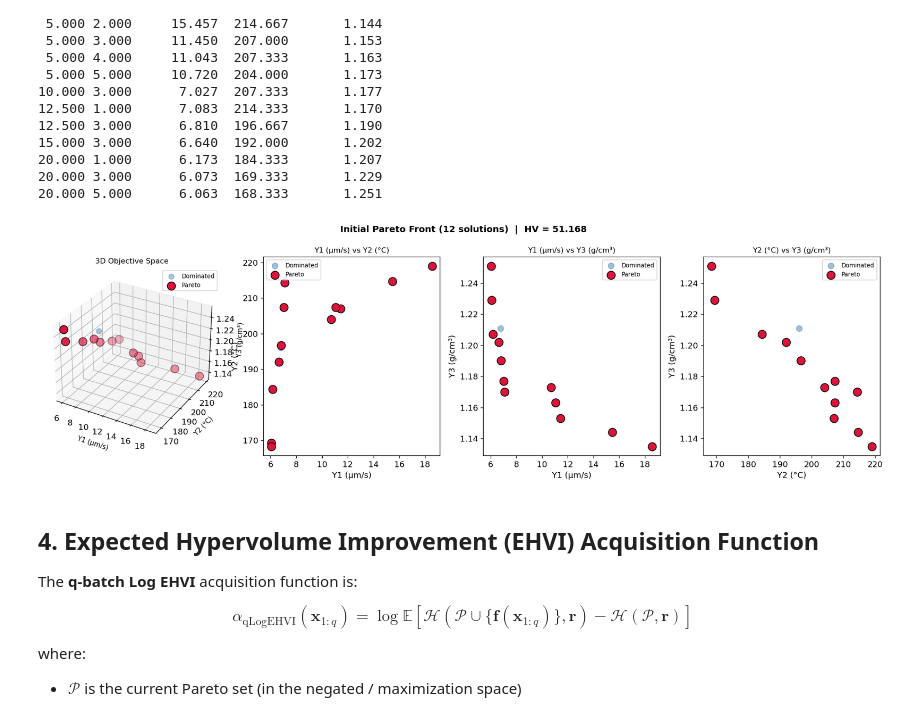
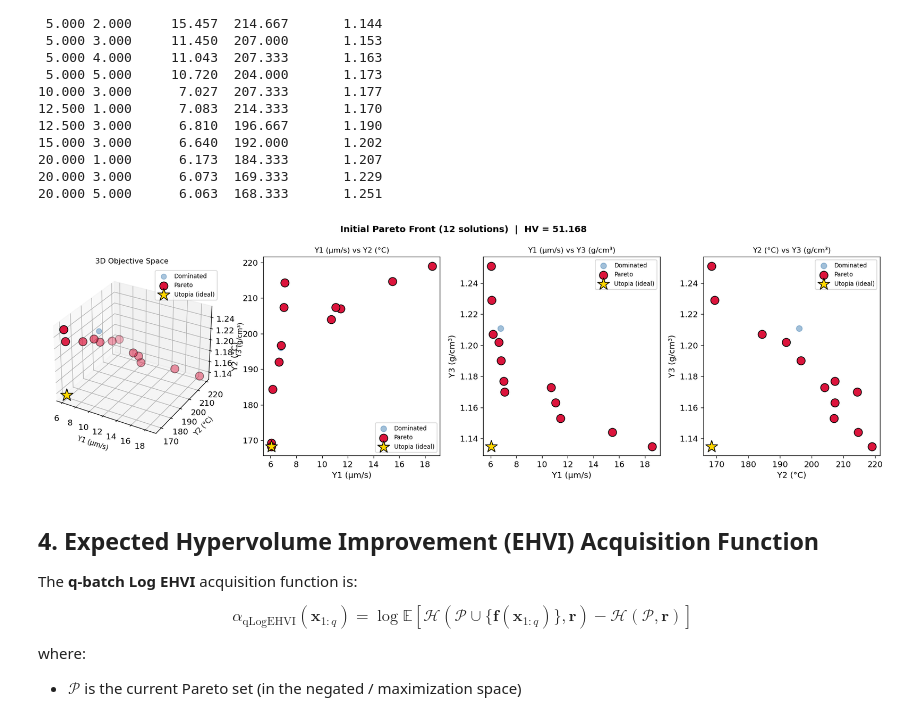
Before and after one commit to Chris1504-fdz/ablation_zone_study, a Jupyter notebook: notebooks/mobo_analysis_v3.ipynb, the cells around one changed output. Drawn from its saved outputs; the diff is of its cells as text; code cells hidden in the pictures.

```diff
--- a/notebooks/mobo_analysis_v3.ipynb
+++ b/notebooks/mobo_analysis_v3.ipynb
@@ -306,34 +343,39 @@ Pareto-optimal conditions (original scale):
 # %%
 # 3D and 2D pairwise Pareto plots
 fig = plt.figure(figsize=(16, 5))
 
 # ── 3D scatter ───────────────────────────────────────────────────────────────
 ax3d = fig.add_subplot(141, projection='3d')
 non_pareto = ~pareto_mask_init.numpy()
+utopia = Y_np.min(axis=0)   # ideal point: best attained value per objective
 ax3d.scatter(Y_np[non_pareto, 0], Y_np[non_pareto, 1], Y_np[non_pareto, 2],
              c='steelblue', alpha=0.45, s=50, label='Dominated')
 ax3d.scatter(Y_pareto_orig[:, 0], Y_pareto_orig[:, 1], Y_pareto_orig[:, 2],
              c='crimson', s=120, edgecolors='k', label='Pareto', zorder=5)
+ax3d.scatter(utopia[0], utopia[1], utopia[2], c='gold', marker='*', s=300,
+             edgecolors='k', label='Utopia (ideal)', zorder=6)
 ax3d.set_xlabel('Y1 (µm/s)', fontsize=9); ax3d.set_ylabel('Y2 (°C)', fontsize=9)
 ax3d.set_zlabel('Y3 (g/cm³)', fontsize=9)
 ax3d.set_title('3D Objective Space', fontsize=10)
 ax3d.legend(fontsize=8)
 
 # ── 2D pairwise ──────────────────────────────────────────────────────────────
 pairs = [(0,1,'Y1 (µm/s)','Y2 (°C)'), (0,2,'Y1 (µm/s)','Y3 (g/cm³)'), (1,2,'Y2 (°C)','Y3 (g/cm³)')]
 for ax_idx, (i, j, xi, xj) in enumerate(pairs):
     ax = fig.add_subplot(1, 4, ax_idx + 2)
     ax.scatter(Y_np[non_pareto, i], Y_np[non_pareto, j], c='steelblue', alpha=0.5, s=60, label='Dominated')
     ax.scatter(Y_pareto_orig[:, i], Y_pareto_orig[:, j], c='crimson', s=120, edgecolors='k', label='Pareto', zorder=5)
+    ax.scatter(utopia[i], utopia[j], c='gold', marker='*', s=280, edgecolors='k',
+               label='Utopia (ideal)', zorder=6)
     ax.set_xlabel(xi); ax.set_ylabel(xj)
     ax.set_title(f'{xi} vs {xj}', fontsize=10)
     ax.legend(fontsize=8)
 
 plt.suptitle(f'Initial Pareto Front ({pareto_mask_init.sum().item()} solutions)  |  HV = {hv_init:.3f}',
              fontsize=12, fontweight='bold')
 plt.tight_layout(); plt.show()
 # %% [output]
-[figure, old version]
+[figure, new version]
 # %% [markdown]
 ## 4. Expected Hypervolume Improvement (EHVI) Acquisition Function
 
```
Also changed, not shown: parts of 27 cells of this notebook, 27 other files.
